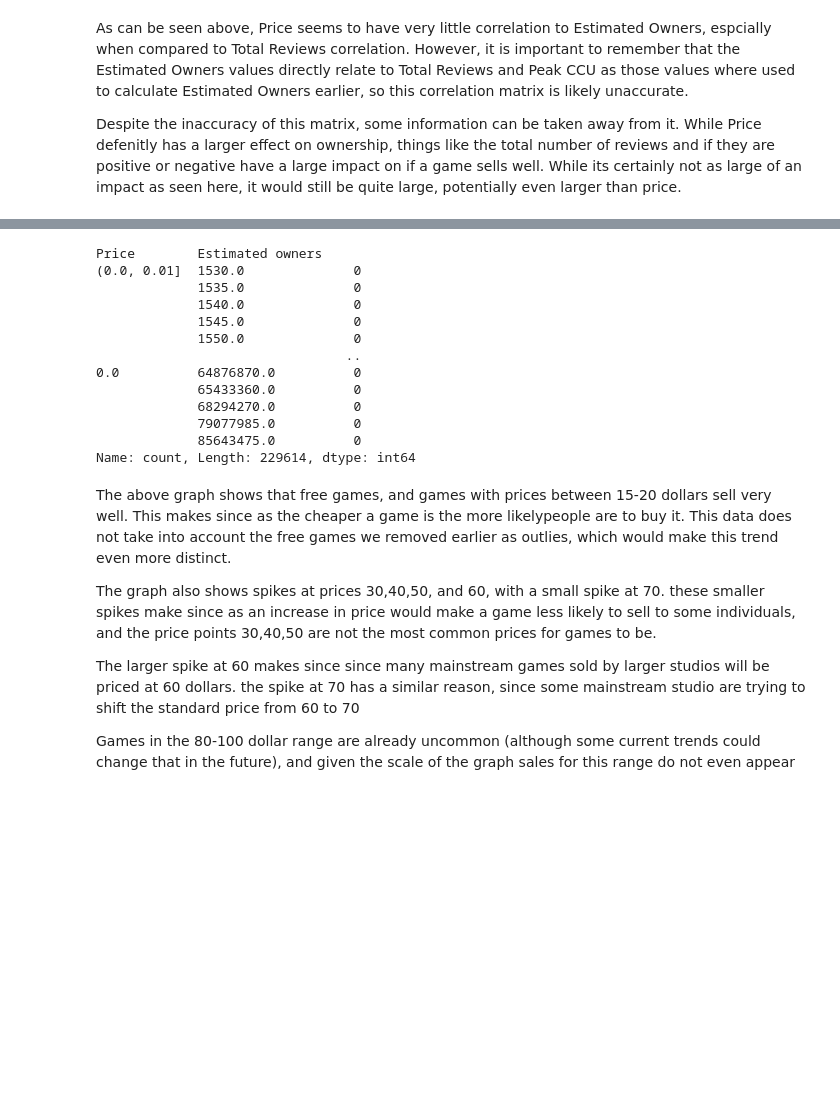
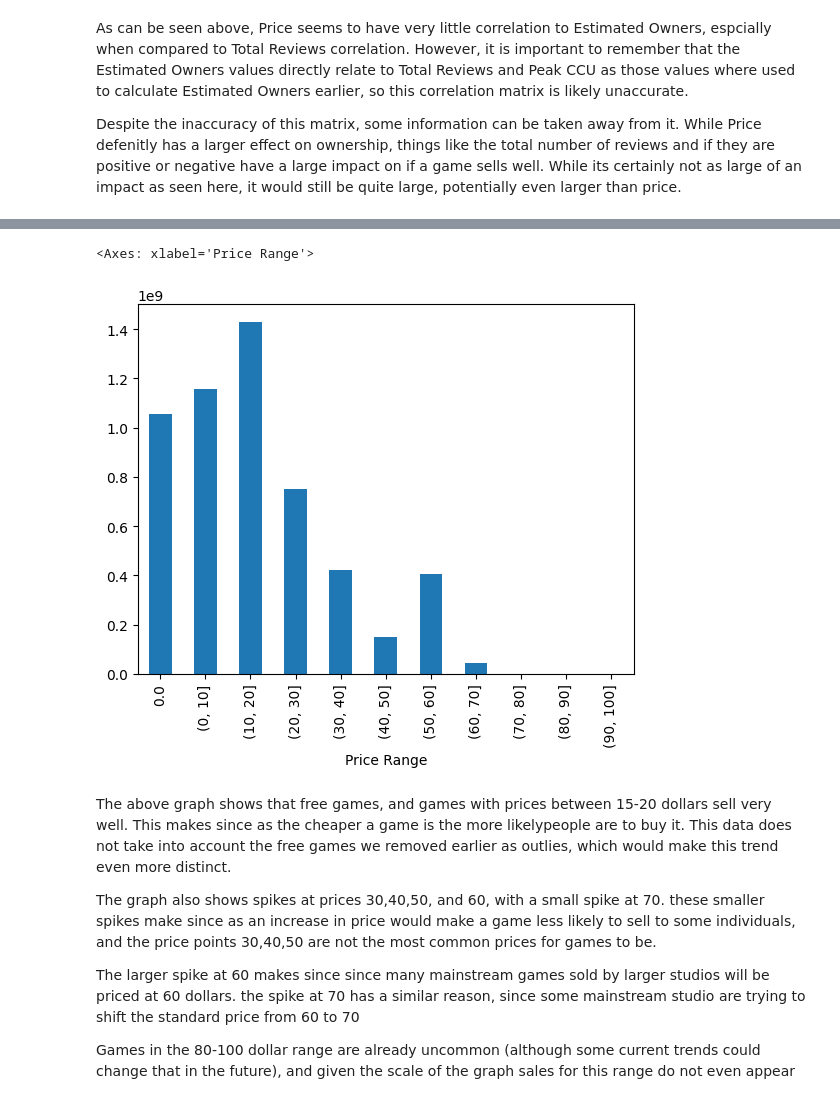
Before and after one commit to Lawson-Pennel1127/DataScience_Portfolio, a Jupyter notebook: Steam_Games_EDA.ipynb, the cells around one changed output, grey strips where cells are left out. Drawn from its saved outputs; the diff is of its cells as text; code cells hidden in the pictures; blank space fills up the shorter version.

Commit message:
Fixed a broken graphic

```diff
--- a/Steam_Games_EDA.ipynb
+++ b/Steam_Games_EDA.ipynb
@@ -17,7 +17,8 @@ import pandas as pd
 import matplotlib.pyplot as plt
 import seaborn as sns
 
-file_path = r"C:\Users\ADMIN\OneDrive - Southern Illinois University\Desktop\games.csv"
+##Change for personal Use
+file_path = r"C:\Users\lpenn\OneDrive\Desktop\Data_Science_Projects\games.csv"
 steam_data_unclean = pd.read_csv(file_path, index_col = False)
 pd.set_option('display.max_columns', None)
 # %%
@@ -284,13 +269,12 @@ As can be seen above, Price seems to have very little correlation to Estimated O
 Despite the inaccuracy of this matrix, some information can be taken away from it. While Price defenitly has a larger effect on ownership, things like the total number of reviews and if they are positive or negative have a large impact on if a game sells well. While its certainly not as large of an impact as seen here, it would still be quite large, potentially even larger than price.
 # %%
 ## Spliting the prices into bins so a simpilar yet effective line graph can be created.
-
-bins = [0, 0.01, 5, 10, 15, 20, 25, 30, 35, 40, 45, 50, 55, 60, 65, 70, 75, 80, 85, 90, 95, 100]
-
-steam_data_clean['Price'] = pd.cut(steam_data_clean['Price'], bins=bins, right = True)
+graph_data = pd.DataFrame()
+graph_data['Owners'] = steam_data_clean['Estimated owners']
+bins = [0, 10, 20, 30, 40, 50, 60, 70, 80, 90, 100]
+graph_data['Price Range'] = pd.cut(steam_data_clean['Price'], bins=bins, right = True)
 # %%
 ## The cut function cause games that where price at 0 exactly to fill in as NaN values, hence the need to fillna with 0.0
-steam_data_clean['Price'] = steam_data_clean['Price'].cat.add_categories('0.0')
-steam_data_clean.fillna("0.0", inplace = True)
-
-steam_data_clean
+categories = ['0.0'] + list(graph_data['Price Range'].cat.categories)
+graph_data['Price Range'] = graph_data['Price Range'].cat.set_categories(categories)
+graph_data.fillna("0.0", inplace = True)
@@ -311,19 +281,8 @@ steam_data_clean
-# %%
-steam_data_clean.groupby('Price')['Estimated owners'].value_counts()
-# %% [output]
-Price        Estimated owners
-(0.0, 0.01]  1530.0              0
-             1535.0              0
-             1540.0              0
-             1545.0              0
-             1550.0              0
-                                ..
-0.0          64876870.0          0
-             65433360.0          0
-             68294270.0          0
-             79077985.0          0
-             85643475.0          0
-Name: count, Length: 229614, dtype: int64
+# %%
+graph_data.groupby('Price Range')['Owners'].sum().plot(kind='bar')
+# %% [output]
+<Axes: xlabel='Price Range'>
+[figure, added]
 # %% [markdown]
 The above graph shows that free games, and games with prices between 15-20 dollars sell very well. This makes since as the cheaper a game is the more likelypeople are to buy it. This data does not take into account the free games we removed earlier as outlies, which would make this trend even more distinct.
 
```
Also changed, not shown: parts of 4 cells of this notebook.
